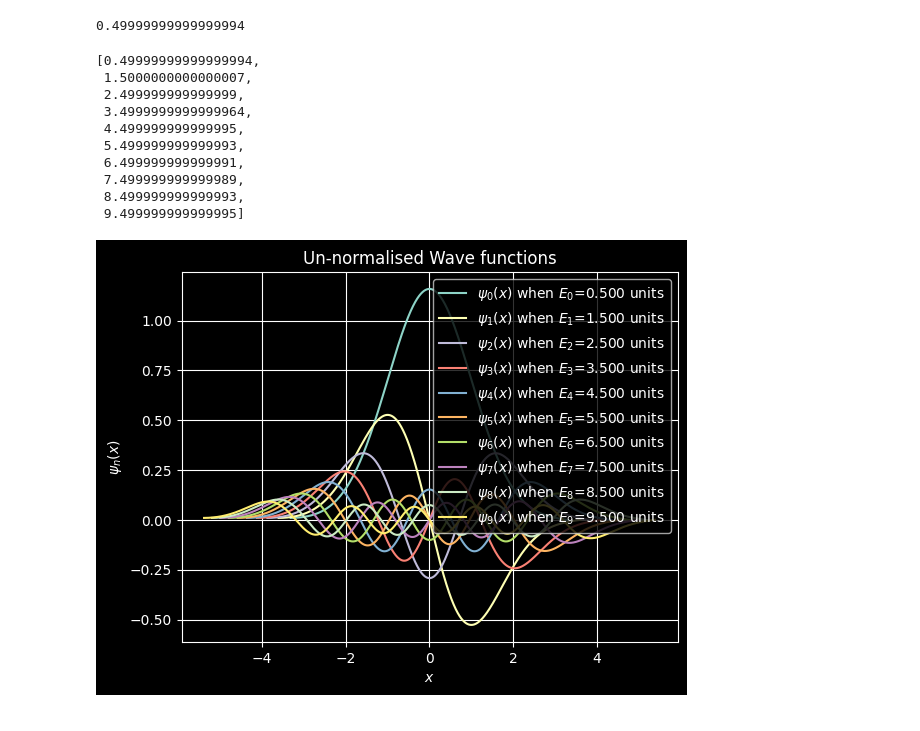
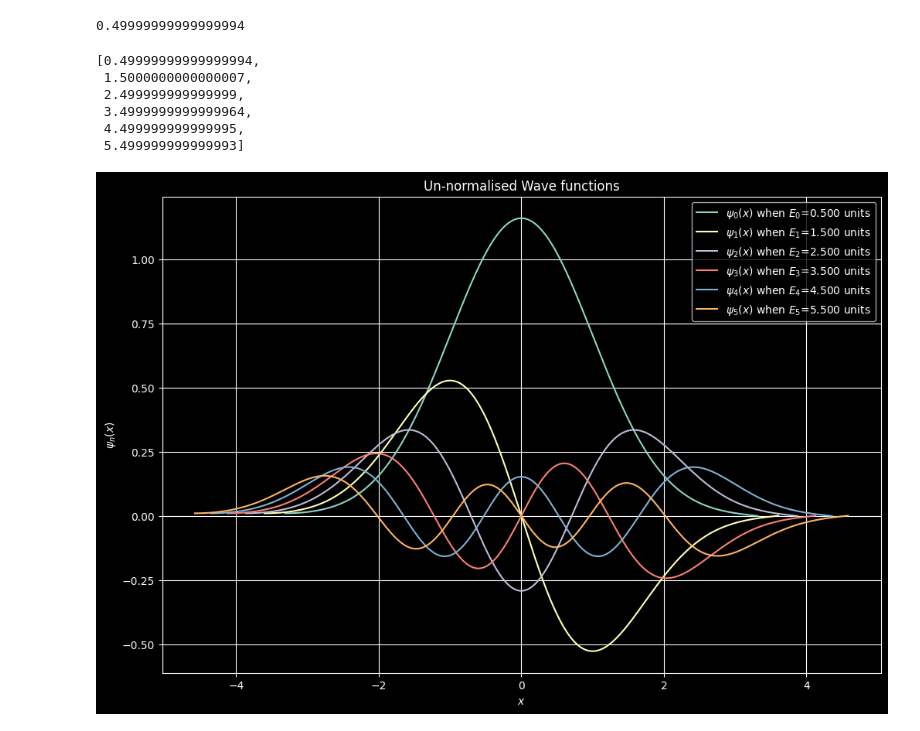
Before and after one commit to SuhasPK/My-Computational-Physics, a Jupyter notebook: Project-8/QM_Harmonic_oscillator/harmonic oscillator.ipynb, the cells around one changed output. Saved outputs shown, nothing was run; the diff lists cells and outputs as text; code cells hidden in the pictures.

Commit message:
plots are upto satisfactory.

```diff
--- a/Project-8/QM_Harmonic_oscillator/harmonic oscillator.ipynb
+++ b/Project-8/QM_Harmonic_oscillator/harmonic oscillator.ipynb
@@ -88,7 +88,7 @@ count=1
 xvalues=[]
 eigen_functions=[]
 eigen_energies=[]
-nmax=10
+nmax=6
 
 while count<=nmax:
     psi=1
@@ -122,26 +122,22 @@ eigen_energies
  2.499999999999999,
  3.4999999999999964,
  4.499999999999995,
- 5.499999999999993,
- 6.499999999999991,
- 7.499999999999989,
- 8.499999999999993,
- 9.499999999999995]
+ 5.499999999999993]
 # %%
+plt.figure(figsize=(12,8))
 count=1
 while count<=nmax:
     plt.plot(xvalues[count-1],eigen_functions[count-1][0]
              ,label="$\psi_{%d}(x)$ when $E_{%d}$=%.3f units"%(count-1,count-1,eigen_energies[count-1]))
     count=count+1
 
 plt.legend()
 plt.title('Un-normalised Wave functions')
 plt.ylabel("$\psi_{n}(x)$")
 plt.xlabel("$x$")
-plt.grid()
 plt.show()
 # %% [output]
-[figure, old version]
+[figure, new version]
 # %%
 count = 1
 while count <= nmax:
```
Also changed, not shown: parts of 4 cells of this notebook.
